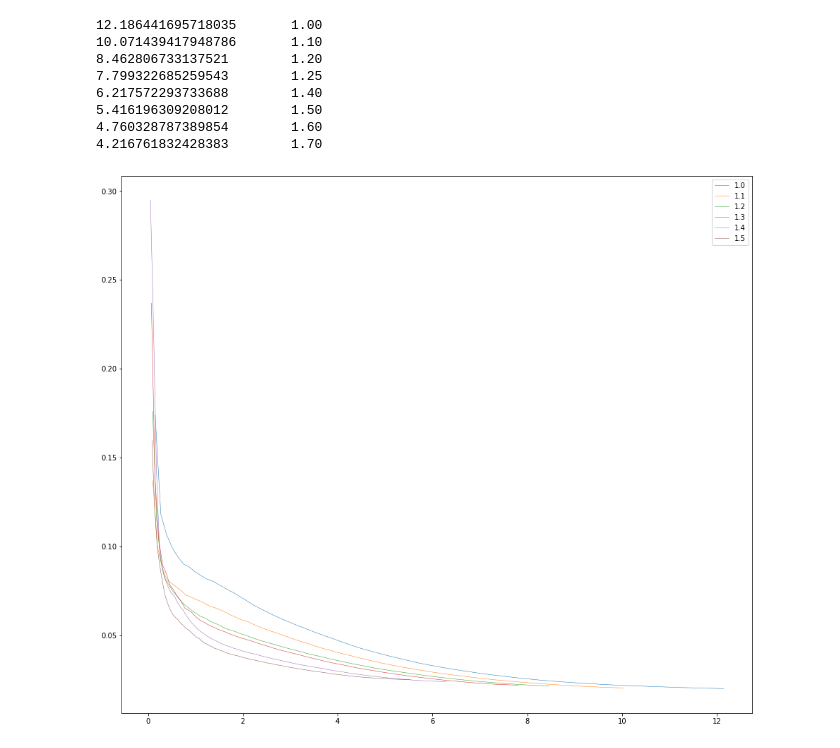
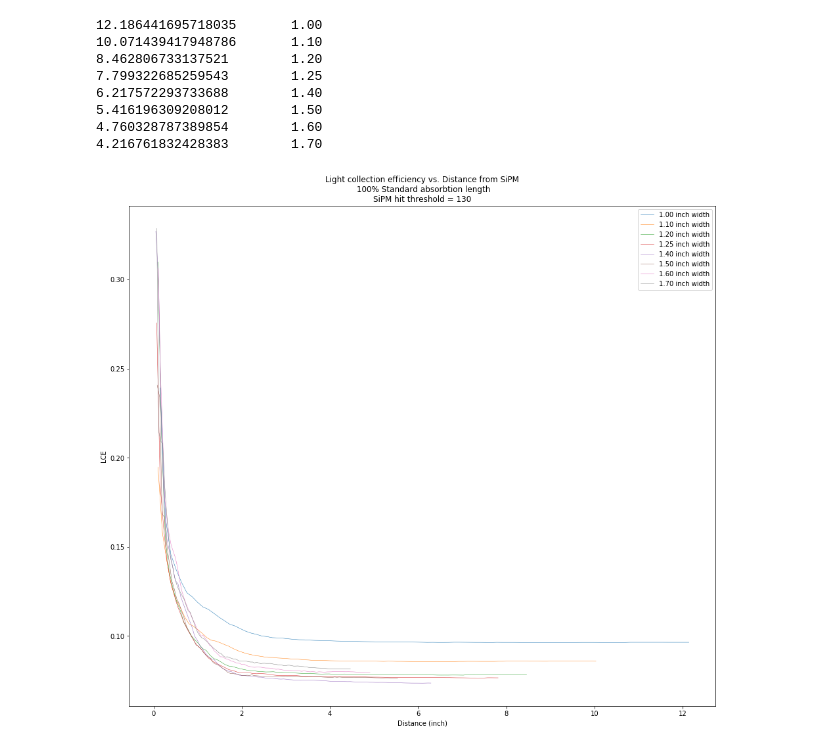
Before and after one commit to mbondin/geant4, a Jupyter notebook: post_IEEE/grams200.ipynb, the cells around one changed output. Saved outputs shown, nothing was run; the diff lists cells and outputs as text; code cells hidden in the pictures.

Commit message:
different light absorption data analysis

```diff
--- a/post_IEEE/grams200.ipynb
+++ b/post_IEEE/grams200.ipynb
@@ -37,7 +37,7 @@ for i in range(len(length)):
 4.216761832428383        1.70
 # %%
 
-lengths = 6
+lengths = 8
 Angles = lengths
 fileName = [[] for i in range((Angles))]
 dfs = []
@@ -67,43 +67,45 @@ for i in range(Angles):
 
 energy_deposit_threshold = 0.0
 photon_threshold = 0
-SiPM_hit_threshold = 0
+SiPM_hit_threshold = 130
 LCE_threshold = 0
 distance_threshold =  0 #inch
 for i in range(len(dfs)):
     dfs[i] = dfs[i][dfs[i]['Energy Deposited']>=energy_deposit_threshold]
     dfs[i] = dfs[i][dfs[i]['Photons']>=photon_threshold]
     dfs[i] = dfs[i][dfs[i]['LCE']>=LCE_threshold]
     dfs[i] = dfs[i][dfs[i]['SiPM Hits']>=SiPM_hit_threshold]
     dfs[i] = dfs[i][dfs[i]['Distance']>=distance_threshold]
 bins = 100
 mins = np.zeros((Angles))
 maxs = np.zeros((Angles))
 bes = np.zeros((Angles,bins+1))
 bcs = np.zeros((Angles,bins))
 for i in range(Angles):
     mins[i]= np.min(distance[i])
     maxs[i]= np.max(distance[i])
     bes[i,:] = np.linspace(mins[i],maxs[i],bins+1)
     bcs[i,:] = bes[i,:-1] + np.diff(bes[i,:]) / 2.
 
 average = np.zeros((Angles,bins))
 for j in range(Angles):
-    arraY = distance[j]
+    arraY = dfs[j]['Distance']
     for i in range(bins):
         msk = arraY>=bes[j,i]
         mask = arraY<bes[j,i+1]
         mk = msk = mask
         average[j,i] = dfs[j]['LCE'][mk].mean()
 plt.figure(figsize=(16,14))
+plt.title('Light collection efficiency vs. Distance from SiPM\n 100% Standard absorbtion length\nSiPM hit threshold = {}'.format(SiPM_hit_threshold))
+plt.xlabel('Distance (inch)')
+plt.ylabel('LCE')
 for i in range(Angles):
-    plot(bcs[i],average[i],label='1.{}'.format(i),lw=0.5)
-#     plot(bcs_[i],average_[i],label='1.{} reduced clarity'.format(i),lw=0.5)
+    plot(bcs[i],average[i],label='{:.2f} inch width'.format(width[i]),lw=0.5)
 legend()
 
 show()
 # %% [output]
-[figure, old version]
+[figure, new version]
 # %%
 
 
```
Also changed, not shown: parts of 3 cells of this notebook, 12 other files.
